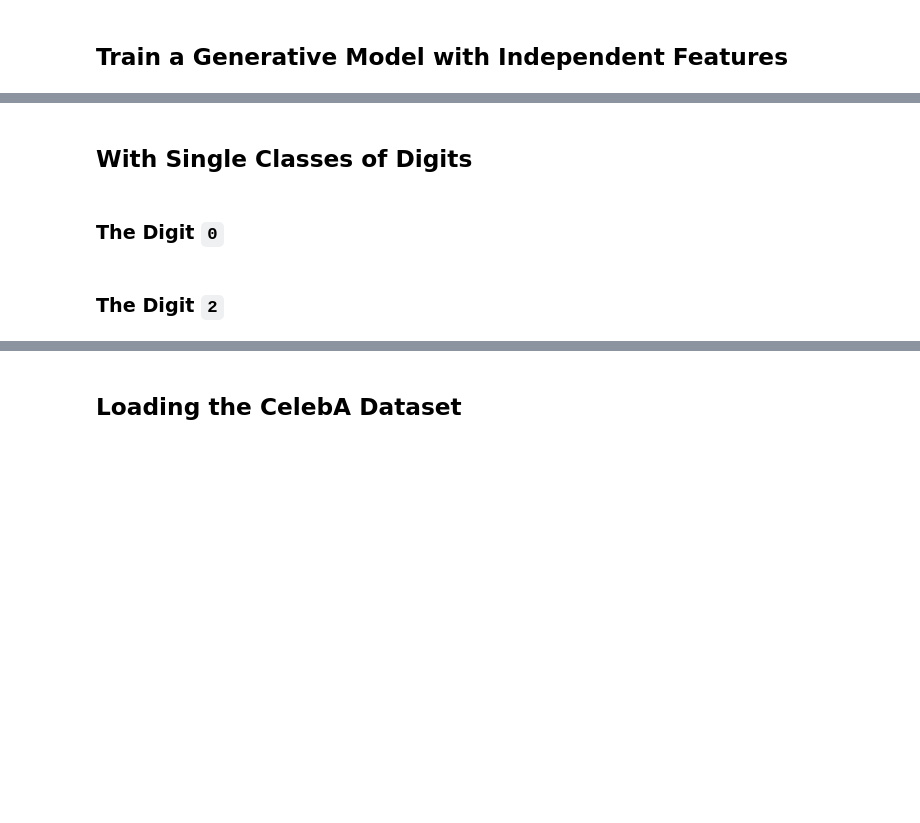
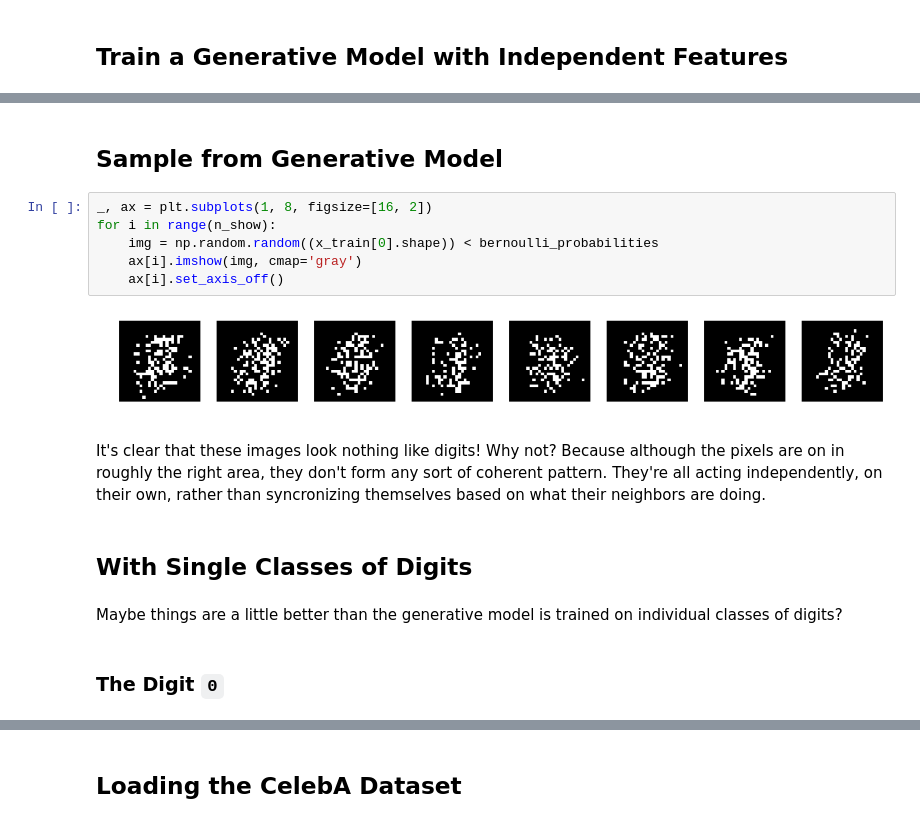
Before and after one commit to abidlabs/Deep-Generative-Models-Tutorial, a Jupyter notebook: 2. The Simplest Generative Models (Independent Features).ipynb, the cells around one changed output, grey strips where cells are left out. Saved outputs shown, nothing was run; the diff lists cells and outputs as text; blank space fills up the shorter version.

```diff
--- a/2. The Simplest Generative Models (Independent Features).ipynb
+++ b/2. The Simplest Generative Models (Independent Features).ipynb
@@ -26,6 +51,18 @@ for i in range(n_show):
+# %% [markdown]
+## Sample from Generative Model
+# %%
+_, ax = plt.subplots(1, 8, figsize=[16, 2])
+for i in range(n_show):
+    img = np.random.random((x_train[0].shape)) < bernoulli_probabilities
+    ax[i].imshow(img, cmap='gray')
+    ax[i].set_axis_off()
+# %% [output]
+[figure, added]
+# %% [markdown]
+It's clear that these images look nothing like digits! Why not? Because although the pixels are on in roughly the right area, they don't form any sort of coherent pattern. They're all acting independently, on their own, rather than syncronizing themselves based on what their neighbors are doing.
 # %% [markdown]
 ## With Single Classes of Digits
+# %% [markdown]
+Maybe things are a little better than the generative model is trained on individual classes of digits?
 # %% [markdown]
 ### The Digit `0`
-# %% [markdown]
-### The Digit `2`
```
Also changed, not shown: parts of 19 cells of this notebook, 1 other file.
